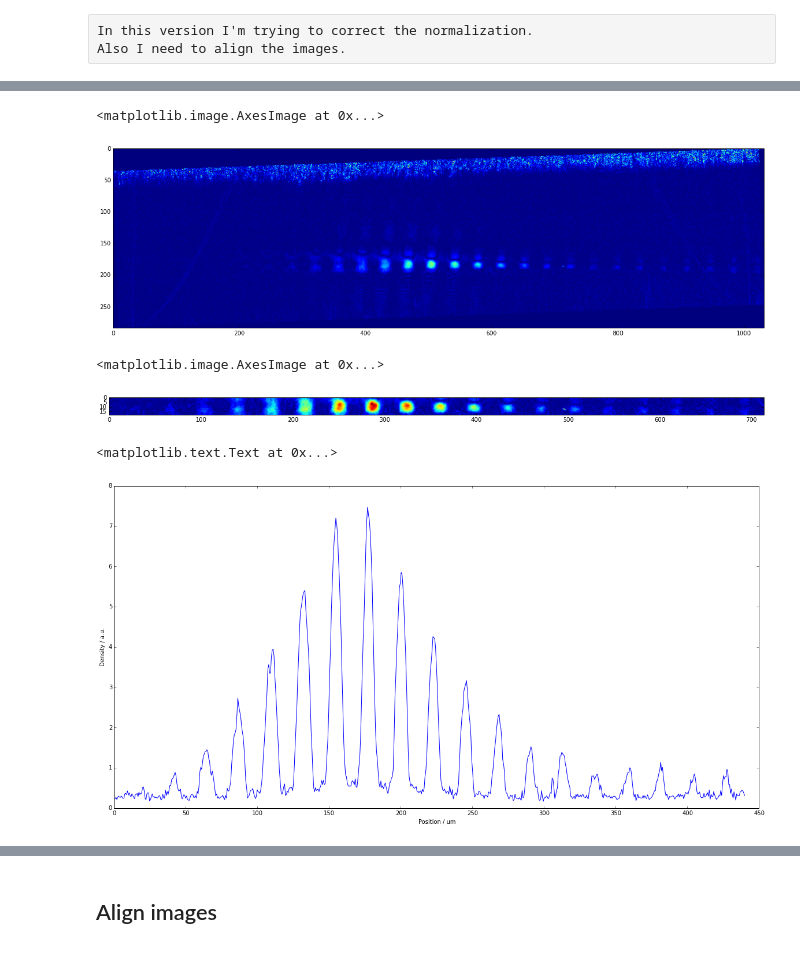
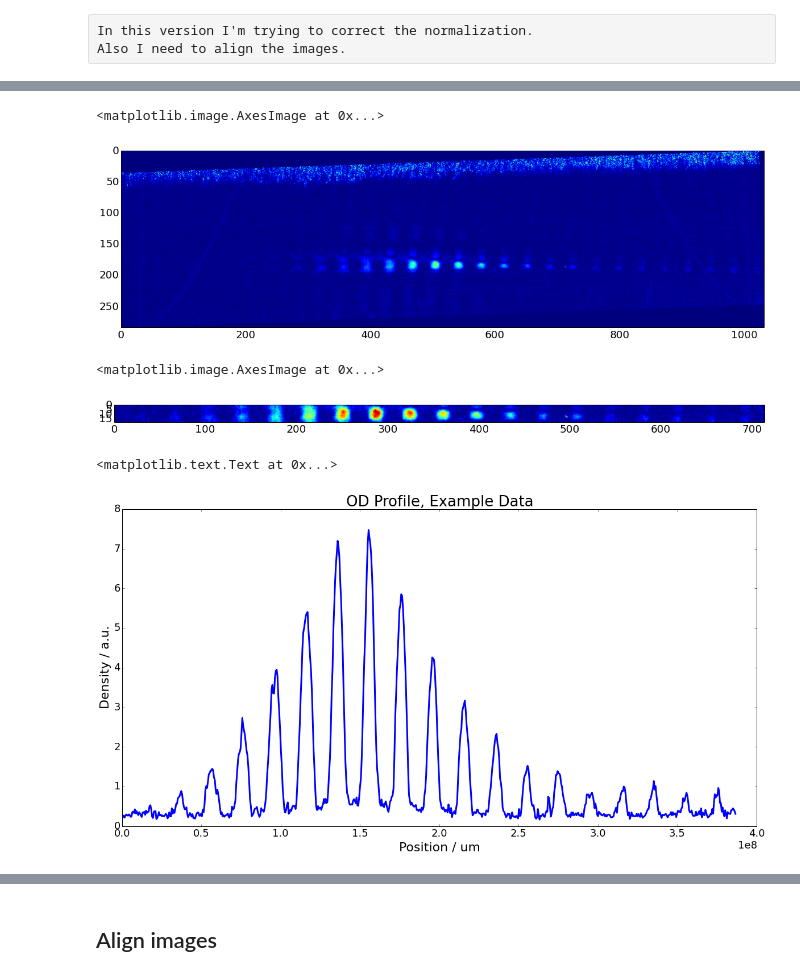
Before and after one commit to levlab-atomchip/BECy_stats, a Jupyter notebook: point_spread_20ma_v2.ipynb, the cells around one changed output, grey strips where cells are left out. Saved outputs shown, nothing was run; the diff lists cells and outputs as text; code cells hidden in the pictures.

```diff
--- a/point_spread_20ma_v2.ipynb
+++ b/point_spread_20ma_v2.ipynb
@@ -10,9 +10,16 @@ from cloud_distribution import *
 from cloud_image import CloudImage as ci
 import BECphysics as bp
 import bfieldsensitivity as bf
+# %%
+plt.rcParams['figure.figsize'] = (20.0, 10.0)
+plt.rcParams['axes.labelsize'] = 22
+plt.rcParams['axes.titlesize'] = 26
+plt.rcParams['xtick.labelsize'] = 18
+plt.rcParams['ytick.labelsize'] = 18
+plt.rcParams['lines.linewidth'] = 3
 # %%
 dir_psf = r'/home/will/levlab/data/pointspread/20141208/'
-dist = CD(dir_psf, 'False')
-PIXSIZE = 13.0/21.1
+dist = cd.CD(dir_psf, False)
+PIXSIZE = 13.0/24.0 * 1e-6
 # %% [output]
 /home/will/levlab/data/pointspread/20141208/
@@ -59,32 +28,27 @@ plt.imshow(dist.get_average_image())
 # %%
-fig = plt.figure()
-fig.set_size_inches(20,10)
 plt.imshow(ci(dist.filelist[0]).get_od_image(True, False))
 # %% [output]
 <matplotlib.image.AxesImage at 0x...>
-[figure, old version]
+[figure, new version]
 # %%
 test_od = ci(dist.filelist[0]).get_od_image(True, False)
 # %%
-fig = plt.figure()
-fig.set_size_inches(20,10)
 plt.imshow(test_od[174:193, 217:931])
 # %% [output]
 <matplotlib.image.AxesImage at 0x...>
-[figure, old version]
+[figure, new version]
 # %%
 test_od_roi = test_od[174:193, 217:931]
 # %%
 xaxis = np.cumsum(np.ones(test_od_roi.shape[1])*PIXSIZE)
 # %%
-fig = plt.figure()
-fig.set_size_inches(20,10)
-plt.plot(xaxis, np.sum(test_od_roi, axis=0))
+plt.plot(xaxis*1e6, np.sum(test_od_roi, axis=0))
 plt.xlabel('Position / um')
 plt.ylabel('Density / a.u.')
+plt.title('OD Profile, Example Data')
 # %% [output]
 <matplotlib.text.Text at 0x...>
-[figure, old version]
+[figure, new version]
 # %%
 imgs = [ci(ff) for ff in dist.filelist]
 cdimgs = [im.get_od_image(True, False)[174:193, 217:931] / im.s_lambda for im in imgs]
```
Also changed, not shown: parts of 38 cells of this notebook, 4 other files.
